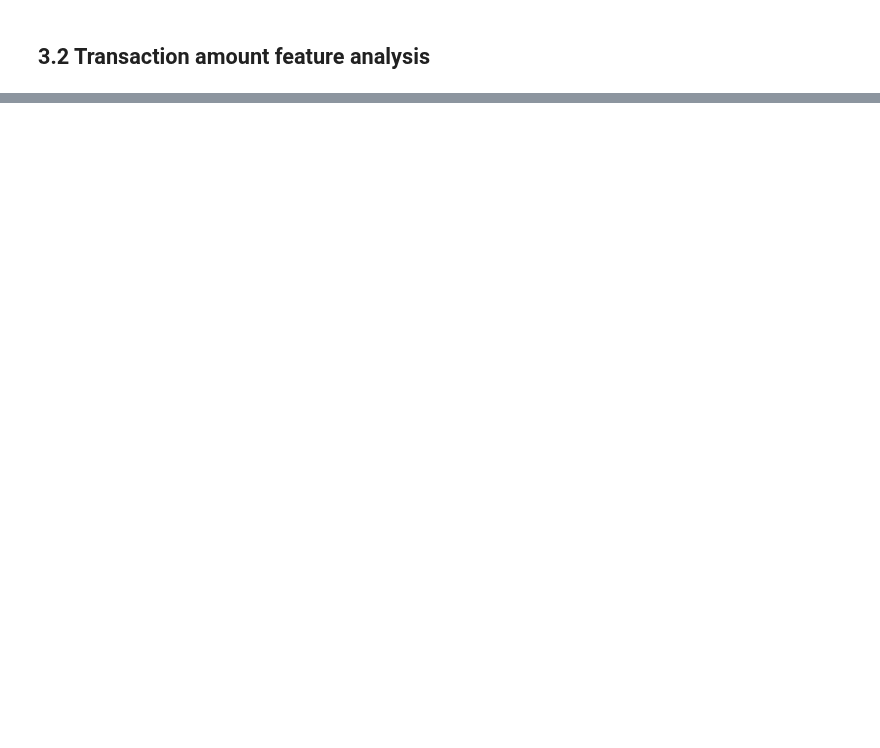
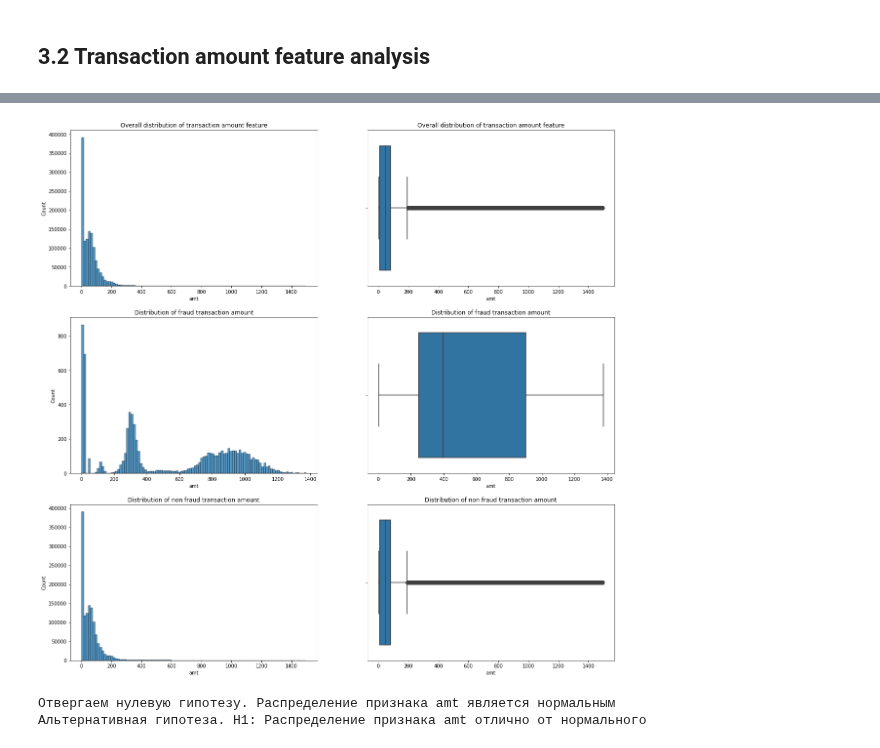
Before and after one commit to PoluboyarinovSI/SF_DataScience, a Jupyter notebook: project_7/Project-7.ipynb, the cells around one changed output, grey strips where cells are left out. Drawn from its saved outputs; the diff is of its cells as text; code cells hidden in the pictures; blank space fills up the shorter version.

```diff
--- a/project_7/Project-7.ipynb
+++ b/project_7/Project-7.ipynb
@@ -595,0 +195,39 @@ else:
+# %%
+# Histogram and box plot visualisation of transaction amount feature
+fig, axes = plt.subplots(nrows=3, ncols=2, figsize=(20, 20))
+histplot = sns.histplot(data=pre_processed_data[(pre_processed_data.amt <= 1500)], x='amt', ax=axes[0][0], bins=100)
+histplot.set_title('Overall distribution of transaction amount feature')
+boxplot = sns.boxplot(data=pre_processed_data[(pre_processed_data.amt <= 1500)], x='amt', ax=axes[0][1])
+boxplot.set_title('Overall distribution of transaction amount feature')
+
+histplot = sns.histplot(data=pre_processed_data[(pre_processed_data.amt <= 1500) & (pre_processed_data.is_fraud == 1)], x='amt', ax=axes[1][0], bins=100)
+histplot.set_title('Distribution of fraud transaction amount')
+boxplot = sns.boxplot(data=pre_processed_data[(pre_processed_data.amt <= 1500) & (pre_processed_data.is_fraud == 1)], x='amt', ax=axes[1][1])
+boxplot.set_title('Distribution of fraud transaction amount');
+
+histplot = sns.histplot(data=pre_processed_data[(pre_processed_data.amt <= 1500) & (pre_processed_data.is_fraud == 0)], x='amt', ax=axes[2][0], bins=100)
+histplot.set_title('Distribution of non fraud transaction amount')
+boxplot = sns.boxplot(data=pre_processed_data[(pre_processed_data.amt <= 1500) & (pre_processed_data.is_fraud == 0)], x='amt', ax=axes[2][1])
+boxplot.set_title('Distribution of non fraud transaction amount');
+# %% [output]
+[figure, added]
+# %%
+# Выполнение теста на нормальность
+# Формулировка нулевой и альтернативной гипотез
+H0 = 'Распределение признака amt является нормальным'
+H1 = 'Распределение признака amt отлично от нормального'
+
+# Уровень значимости
+alpha = 0.05
+
+# Выполнение теста Д'Агостино
+d_agostino = stats.normaltest(pre_processed_data['amt'])
+
+if d_agostino.pvalue < alpha:
+    print("Отвергаем нулевую гипотезу. {}".format(H0))
+    print("Альтернативная гипотеза. H1: {}".format(H1))
+else:
+    print("Принимаем нулевую гипотезу. {}".format(H0))
+# %% [output]
+Отвергаем нулевую гипотезу. Распределение признака amt является нормальным
+Альтернативная гипотеза. H1: Распределение признака amt отлично от нормального
```
Also changed, not shown: parts of 138 cells of this notebook.
